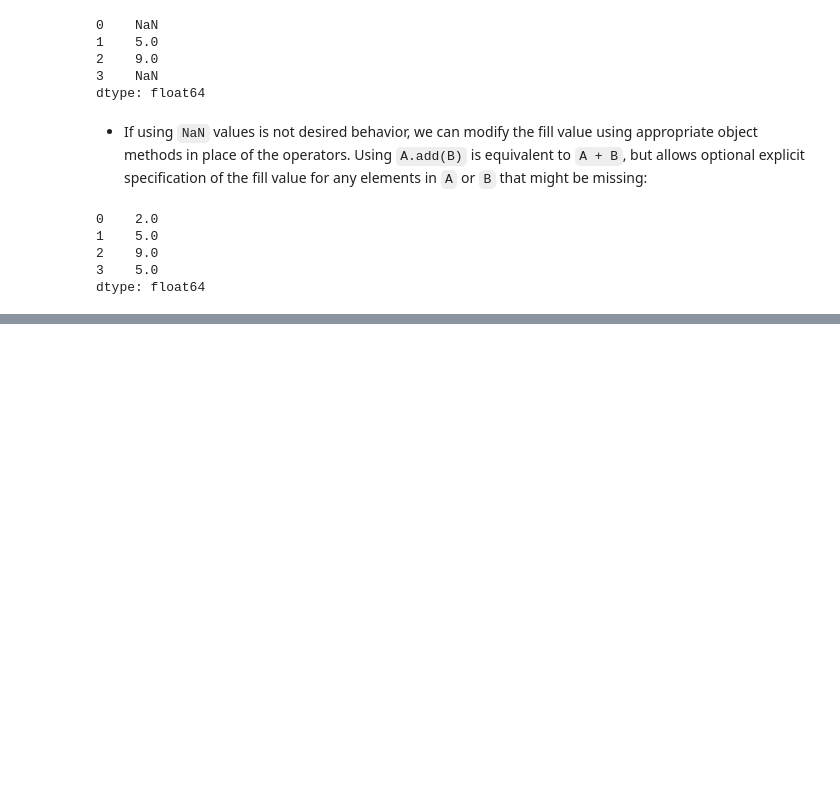
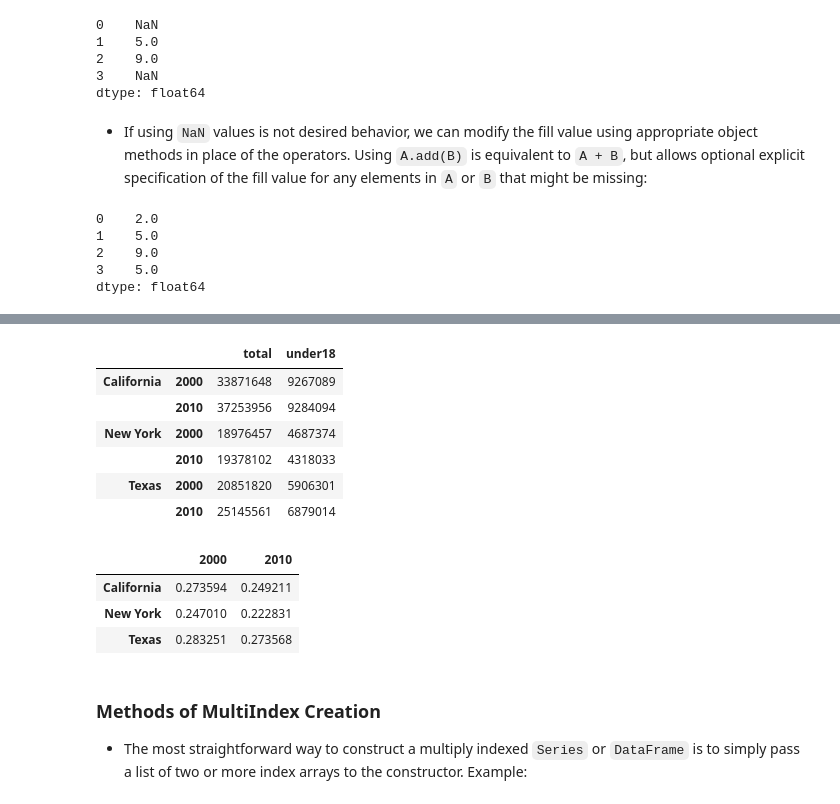
Before and after one commit to mjkeene/ML, a Jupyter notebook: python_data_science_handbook/3_data_manipulation_with_pandas.ipynb, the cells around one changed output, grey strips where cells are left out. Saved outputs shown, nothing was run; the diff lists cells and outputs as text; code cells hidden in the pictures; blank space fills up the shorter version.

Commit message:
[Data Science] WIP - ch3 update, leaving off on pg. 133

```diff
--- a/python_data_science_handbook/3_data_manipulation_with_pandas.ipynb
+++ b/python_data_science_handbook/3_data_manipulation_with_pandas.ipynb
@@ -781,0 +1180,10 @@ dtype: float64
+# %%
+index = [('California', 2000), ('California', 2010),
+         ('New York', 2000), ('New York', 2010),
+         ('Texas', 2000), ('Texas', 2010)]
+
+populations = [33871648, 37253956,
+              18976457, 19378102,
+              20851820, 25145561]
+pop = pd.Series(populations, index=index)
+pop
@@ -781,0 +1220,3 @@ dtype: float64
+# %%
+index = pd.MultiIndex.from_tuples(index)
+index
@@ -781,0 +1234,3 @@ dtype: float64
+# %%
+pop = pop.reindex(index)
+pop
@@ -781,0 +1289,26 @@ dtype: float64
+# %%
+pop_df = pd.DataFrame({'total': pop,
+                       'under18': [9267089, 9284094,
+                                   4687374, 4318033,
+                                   5906301, 6879014]})
+pop_df
+# %% [output]
+|  |  | total | under18 |
+| California | 2000 | 33871648 | 9267089 |
+|  | 2010 | 37253956 | 9284094 |
+| New York | 2000 | 18976457 | 4687374 |
+|  | 2010 | 19378102 | 4318033 |
+| Texas | 2000 | 20851820 | 5906301 |
+|  | 2010 | 25145561 | 6879014 |
+# %%
+f_u18 = pop_df['under18'] / pop_df['total']
+f_u18.unstack()
+# %% [output]
+|  | 2000 | 2010 |
+| California | 0.273594 | 0.249211 |
+| New York | 0.247010 | 0.222831 |
+| Texas | 0.283251 | 0.273568 |
+# %% [markdown]
+<h3>Methods of MultiIndex Creation</h3>
+
+* The most straightforward way to construct a multiply indexed `Series` or `DataFrame` is to simply pass a list of two or more index arrays to the constructor. Example:
```
Also changed, not shown: parts of 94 cells of this notebook.
